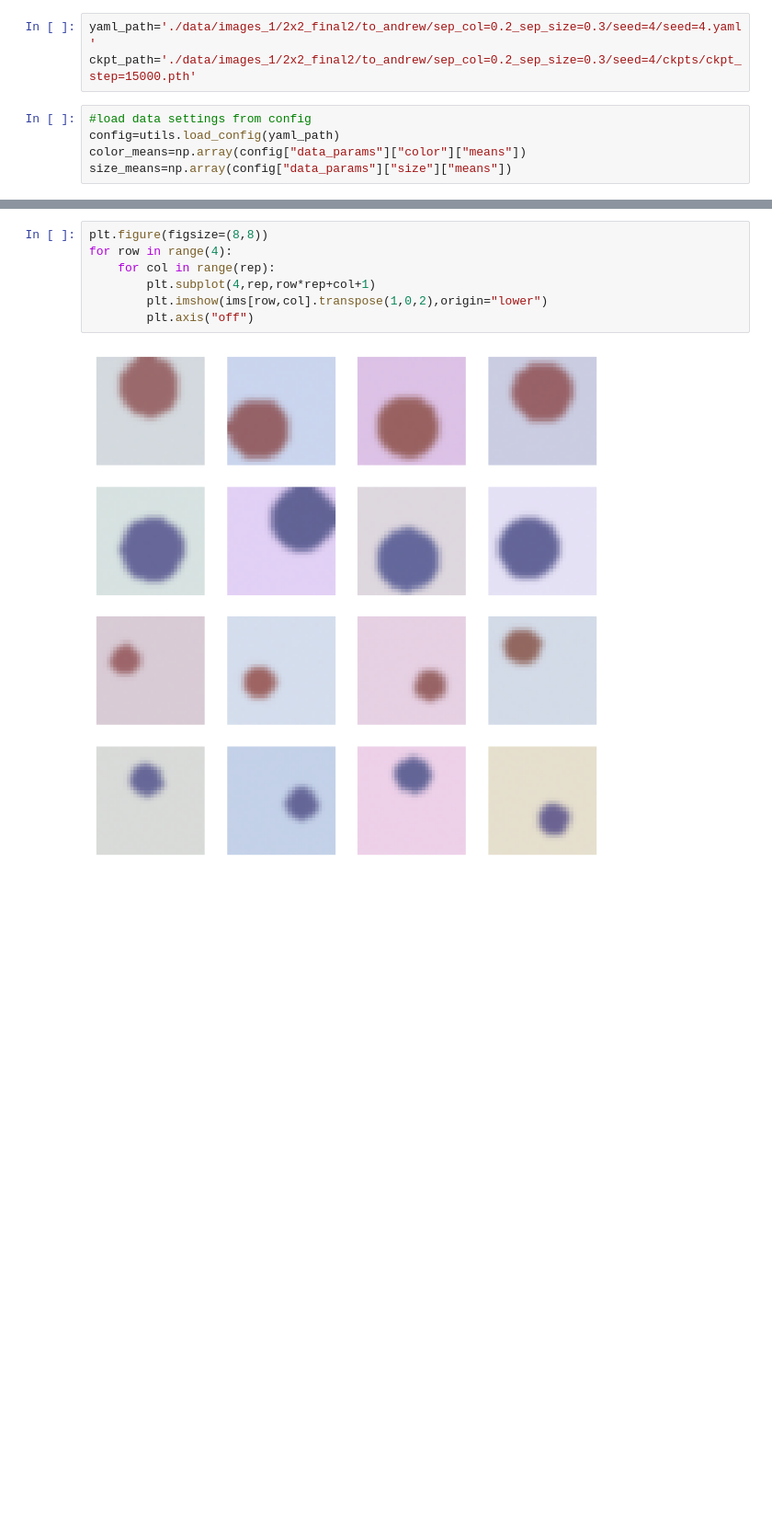
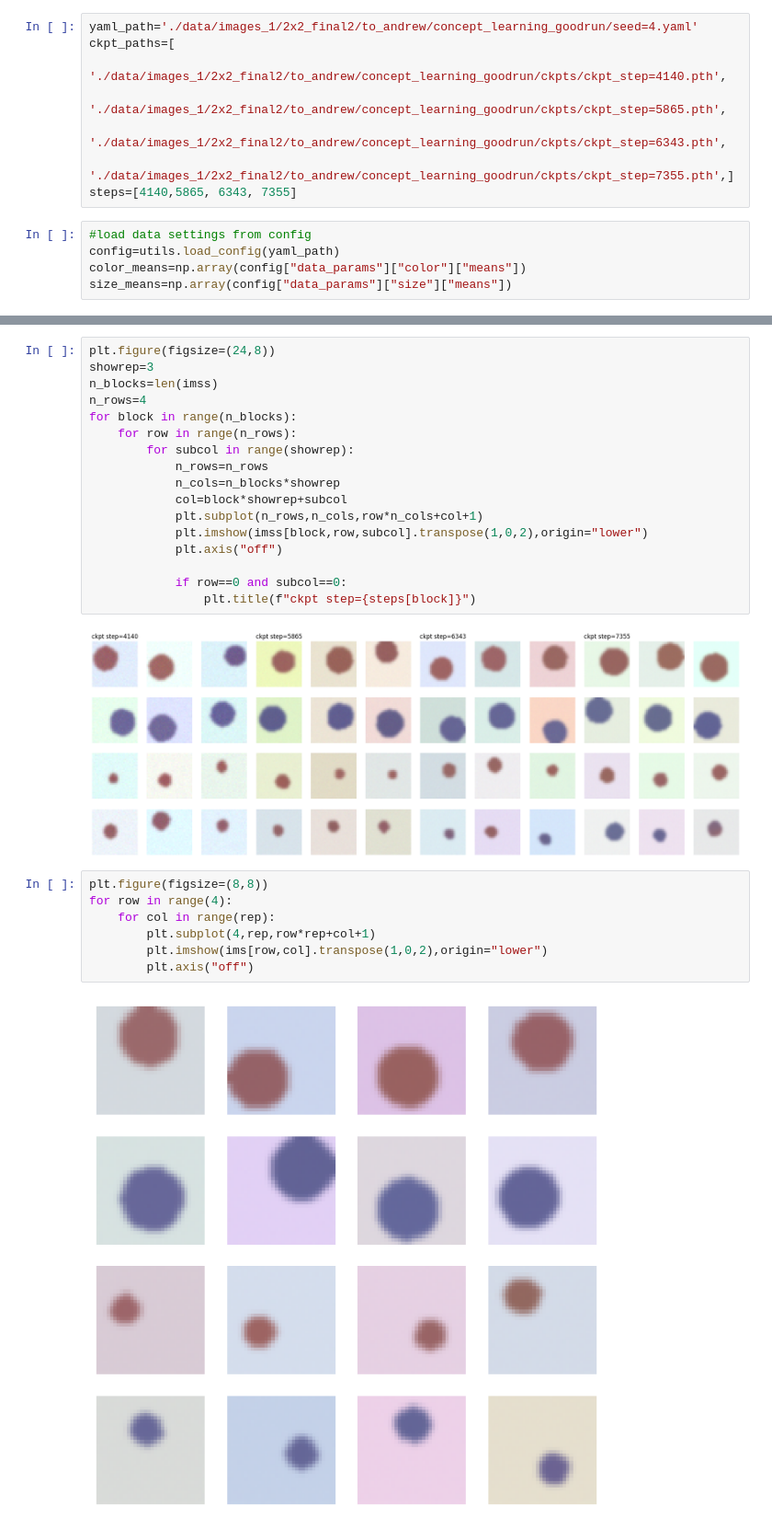
Before and after one commit to cfpark00/concept-learning, a Jupyter notebook: for_andrew.ipynb, the cells around one changed output, grey strips where cells are left out. Shown: that part at 92% size. Cells and saved outputs as stored; diff of their text form; blank space fills up the shorter version.

```diff
--- a/for_andrew.ipynb
+++ b/for_andrew.ipynb
@@ -14,6 +11,11 @@ device=torch.device('cuda' if torch.cuda.is_available() else 'cpu')
-# %%
-yaml_path='./data/images_1/2x2_final2/to_andrew/sep_col=0.2_sep_size=0.3/seed=4/seed=4.yaml'
-ckpt_path='./data/images_1/2x2_final2/to_andrew/sep_col=0.2_sep_size=0.3/seed=4/ckpts/ckpt_step=15000.pth'
+# %%
+yaml_path='./data/images_1/2x2_final2/to_andrew/concept_learning_goodrun/seed=4.yaml'
+ckpt_paths=[
+    './data/images_1/2x2_final2/to_andrew/concept_learning_goodrun/ckpts/ckpt_step=4140.pth',
+    './data/images_1/2x2_final2/to_andrew/concept_learning_goodrun/ckpts/ckpt_step=5865.pth',
+    './data/images_1/2x2_final2/to_andrew/concept_learning_goodrun/ckpts/ckpt_step=6343.pth',
+    './data/images_1/2x2_final2/to_andrew/concept_learning_goodrun/ckpts/ckpt_step=7355.pth',]
+steps=[4140,5865, 6343, 7355]
 # %%
 #load data settings from config
 config=utils.load_config(yaml_path)
@@ -42,3 +48,22 @@ ims.shape
+# %%
+plt.figure(figsize=(24,8))
+showrep=3
+n_blocks=len(imss)
+n_rows=4
+for block in range(n_blocks):
+    for row in range(n_rows):
+        for subcol in range(showrep):
+            n_rows=n_rows
+            n_cols=n_blocks*showrep
+            col=block*showrep+subcol
+            plt.subplot(n_rows,n_cols,row*n_cols+col+1)
+            plt.imshow(imss[block,row,subcol].transpose(1,0,2),origin="lower")
+            plt.axis("off")
+
+            if row==0 and subcol==0:
+                plt.title(f"ckpt step={steps[block]}")
+# %% [output]
+[figure, added]
 # %%
 plt.figure(figsize=(8,8))
 for row in range(4):
```
Also changed, not shown: parts of 3 cells of this notebook, 4 other files.
